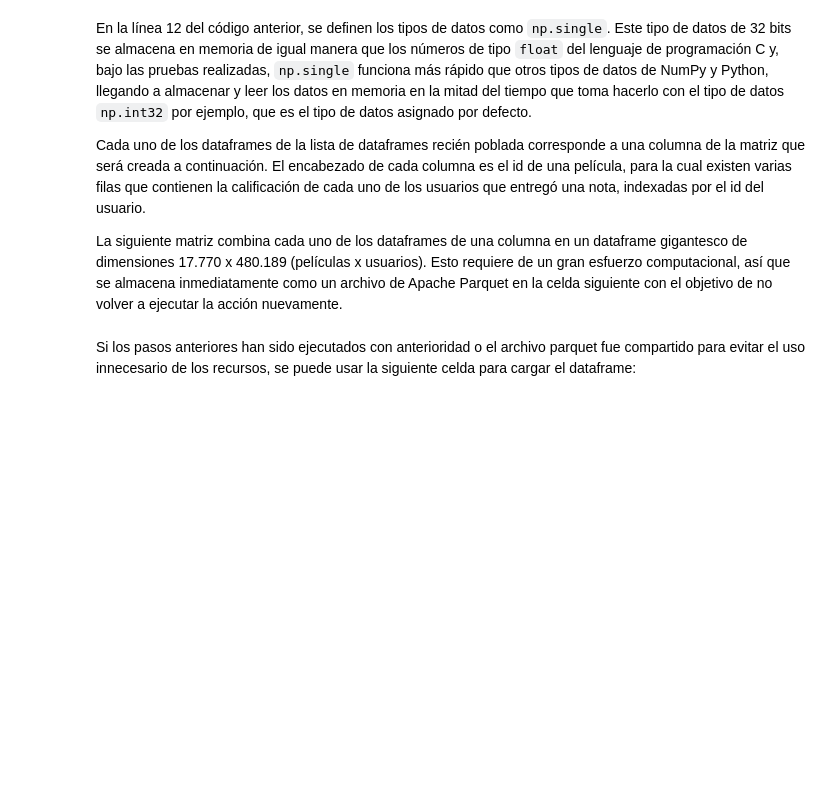
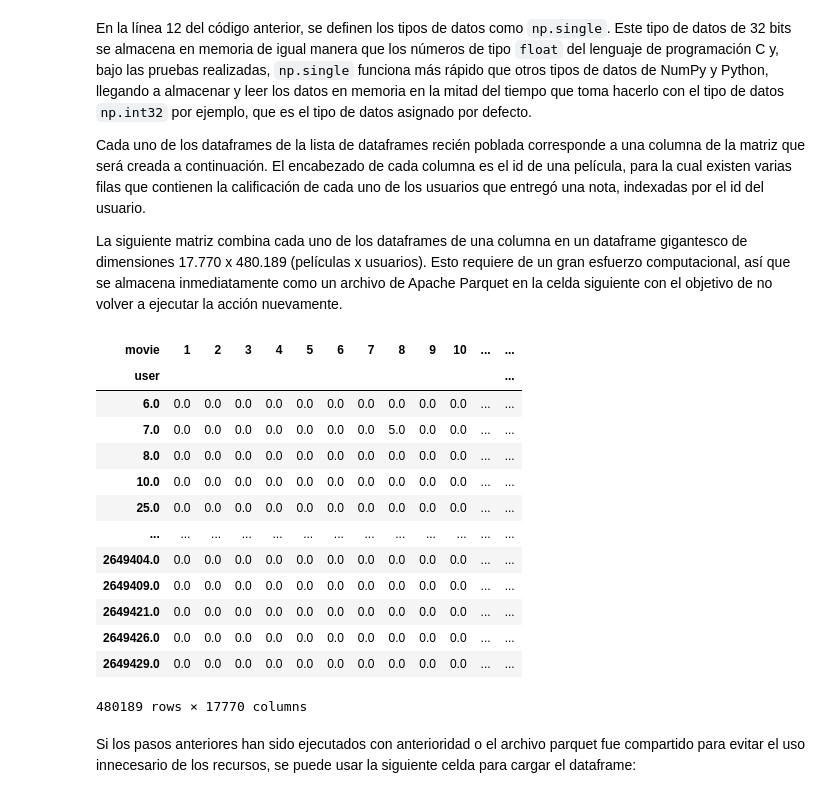
Before and after one commit to melipass/umayor-business-intelligence, a Jupyter notebook: tarea-2/sistema-recomendacion.ipynb, the cells around one changed output. Drawn from its saved outputs; the diff is of its cells as text; code cells hidden in the pictures; blank space fills up the shorter version.

```diff
--- a/tarea-2/sistema-recomendacion.ipynb
+++ b/tarea-2/sistema-recomendacion.ipynb
@@ -165,8 +192,23 @@ Cada uno de los dataframes de la lista de dataframes recién poblada corresponde
 
 La siguiente matriz combina cada uno de los dataframes de una columna en un dataframe gigantesco de dimensiones 17.770 x 480.189 (películas x usuarios). Esto requiere de un gran esfuerzo computacional, así que se almacena inmediatamente como un archivo de Apache Parquet en la celda siguiente con el objetivo de no volver a ejecutar la acción nuevamente.
 # %%
-#concatenated_df = pd.DataFrame()
-#concatenated_df = pd.concat(df_list, axis = 1)
-#concatenated_df = pivot_df.fillna(0)
-#concatenated_df
+concatenated_df = pd.DataFrame()
+concatenated_df = pd.concat(df_list, axis = 1)
+concatenated_df = concatenated_df.fillna(0)
+concatenated_df
+# %% [output]
+| movie | 1 | 2 | 3 | 4 | 5 | 6 | 7 | 8 | 9 | 10 | ... | ... |
+| user |  |  |  |  |  |  |  |  |  |  |  | ... |
+| 6.0 | 0.0 | 0.0 | 0.0 | 0.0 | 0.0 | 0.0 | 0.0 | 0.0 | 0.0 | 0.0 | ... | ... |
+| 7.0 | 0.0 | 0.0 | 0.0 | 0.0 | 0.0 | 0.0 | 0.0 | 5.0 | 0.0 | 0.0 | ... | ... |
+| 8.0 | 0.0 | 0.0 | 0.0 | 0.0 | 0.0 | 0.0 | 0.0 | 0.0 | 0.0 | 0.0 | ... | ... |
+| 10.0 | 0.0 | 0.0 | 0.0 | 0.0 | 0.0 | 0.0 | 0.0 | 0.0 | 0.0 | 0.0 | ... | ... |
+| 25.0 | 0.0 | 0.0 | 0.0 | 0.0 | 0.0 | 0.0 | 0.0 | 0.0 | 0.0 | 0.0 | ... | ... |
+| ... | ... | ... | ... | ... | ... | ... | ... | ... | ... | ... | ... | ... |
+| 2649404.0 | 0.0 | 0.0 | 0.0 | 0.0 | 0.0 | 0.0 | 0.0 | 0.0 | 0.0 | 0.0 | ... | ... |
+| 2649409.0 | 0.0 | 0.0 | 0.0 | 0.0 | 0.0 | 0.0 | 0.0 | 0.0 | 0.0 | 0.0 | ... | ... |
+| 2649421.0 | 0.0 | 0.0 | 0.0 | 0.0 | 0.0 | 0.0 | 0.0 | 0.0 | 0.0 | 0.0 | ... | ... |
+| 2649426.0 | 0.0 | 0.0 | 0.0 | 0.0 | 0.0 | 0.0 | 0.0 | 0.0 | 0.0 | 0.0 | ... | ... |
+| 2649429.0 | 0.0 | 0.0 | 0.0 | 0.0 | 0.0 | 0.0 | 0.0 | 0.0 | 0.0 | 0.0 | ... | ... |
+480189 rows × 17770 columns
 # %%
```
Also changed, not shown: parts of 16 cells of this notebook, 1 other file.
